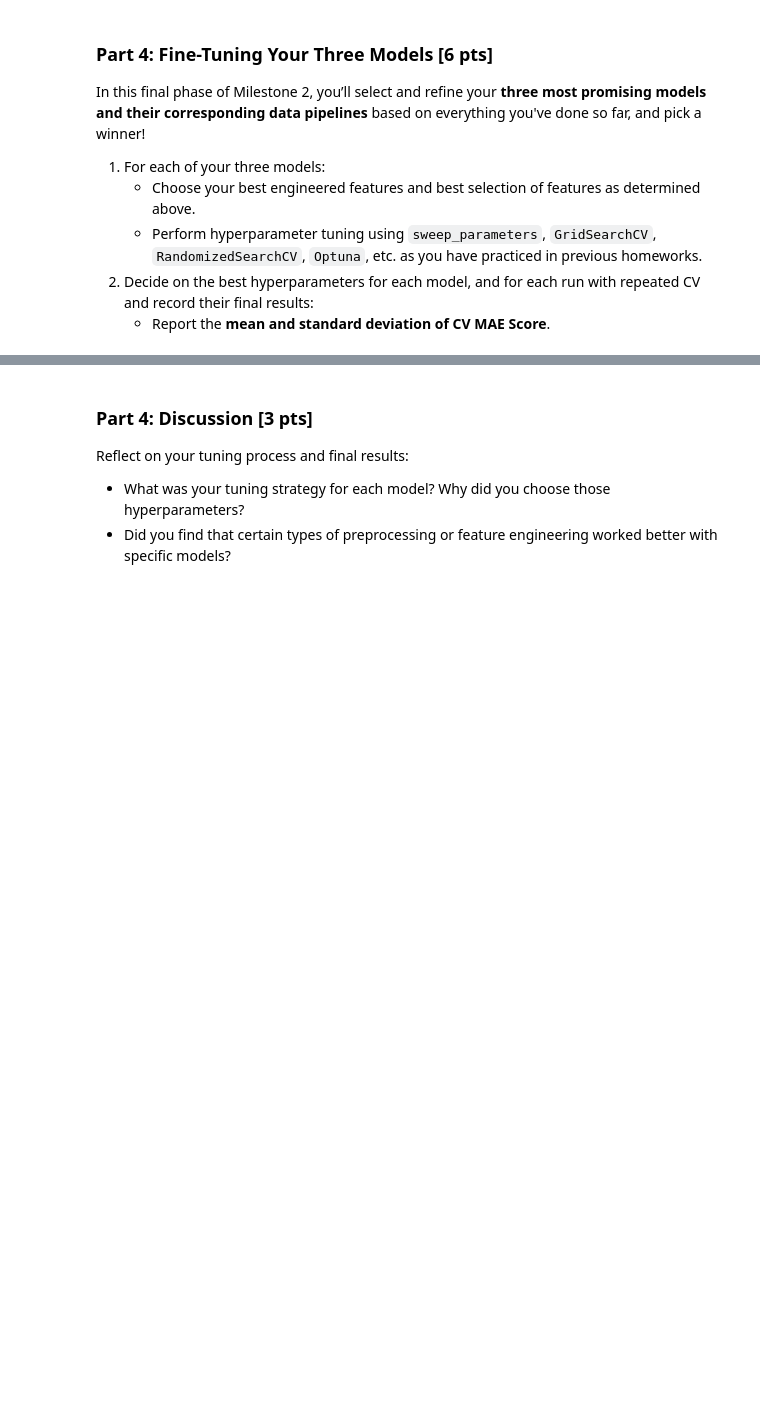
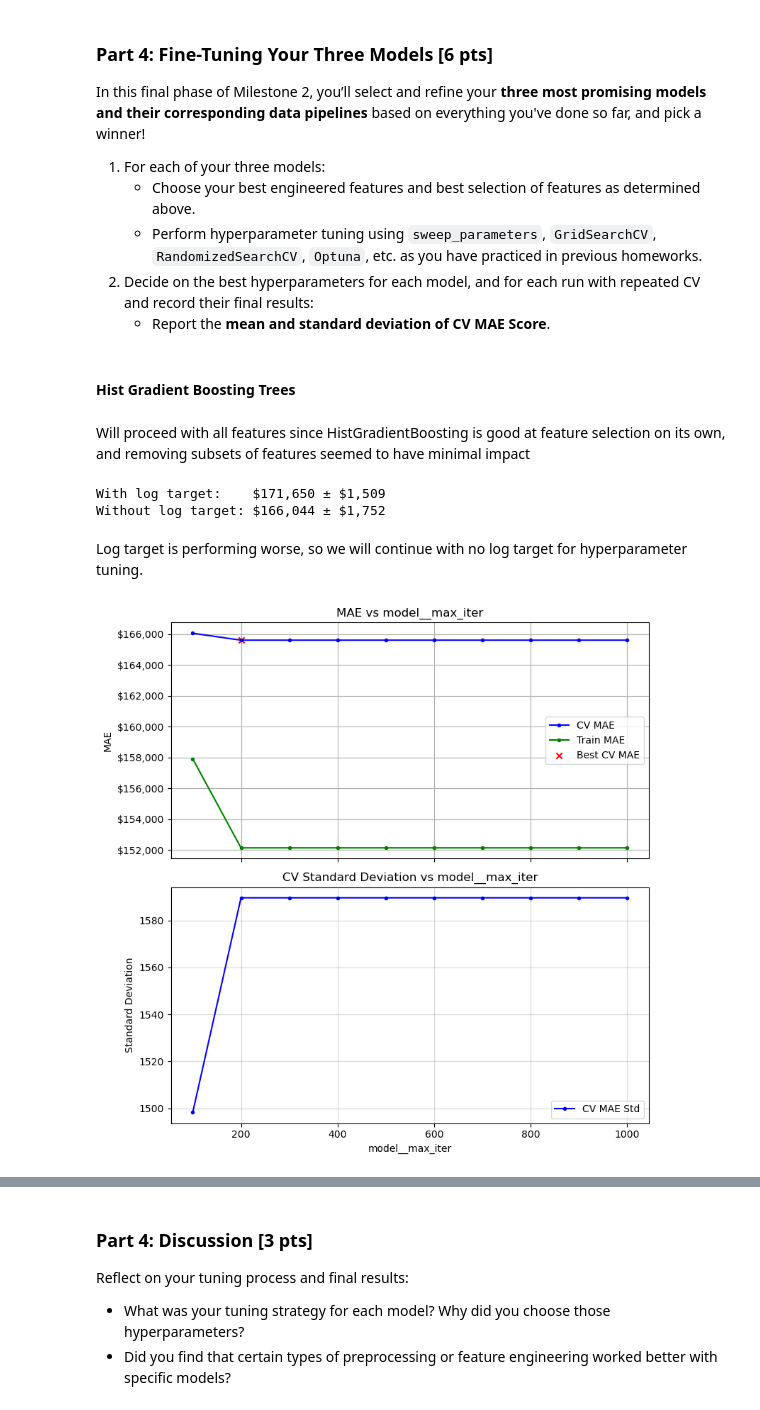
Before and after one commit to nscibelli/zillow, a Jupyter notebook: Milestone_02.ipynb, the cells around one changed output, grey strips where cells are left out. Cells and saved outputs as stored; diff of their text form; code cells hidden in the pictures; blank space fills up the shorter version.

```diff
--- a/Milestone_02.ipynb
+++ b/Milestone_02.ipynb
@@ -358,3 +350,0 @@ Add these features to `X_train` (use your code and/or files from Milestone 1) an
-# %%
-# all houses in dataset are assesed in 2016 so this will calculate the age at assessment
-df['property_age'] = 2016 - df['yearbuilt']
@@ -363,3 +350,0 @@ df['property_age'] = 2016 - df['yearbuilt']
-# %%
-#replacing 0 bedroom properties with 1. a 3000 sqft 2-bed is very different from a 3000 sqft 5-bed
-df['sqft_per_bedroom'] = df['calculatedfinishedsquarefeet'] / df['bedroomcnt'].replace(0, 1)
@@ -368,3 +350,0 @@ df['sqft_per_bedroom'] = df['calculatedfinishedsquarefeet'] / df['bedroomcnt'].r
-# %%
-#this will indicate if a property is dense or has lots of open space
-df['lot_to_living_ratio'] = df['lotsizesquarefeet'] / df['calculatedfinishedsquarefeet']
@@ -441,0 +543,61 @@ In this final phase of Milestone 2, you’ll select and refine your **three most
+# %% [markdown]
+#### Hist Gradient Boosting Trees
+# %% [markdown]
+Will proceed with all features since HistGradientBoosting is good at feature selection on its own, and removing subsets of features seemed to have minimal impact
+# %%
+parameter_list = {}
+parameter_list_List = []
+
+Default_Parameters_GB = {
+    'model__max_iter'         : 100,
+    'model__max_depth'        : None,
+    'model__max_leaf_nodes'   : 31,
+    'model__min_samples_leaf' : 20,
+    'model__max_features'     : 1.0,
+    'model__l2_regularization': 0.0,
+    'model__random_state'     : random_state,
+    'MAE_found'                          : float('inf')
+}
+
+Params_GB = Default_Parameters_GB.copy()
+# %%
+#testing a log transform on target
+from sklearn.compose import TransformedTargetRegressor
+
+pipeline_log = TransformedTargetRegressor(
+    regressor=hist_pipeline,
+    func=np.log1p,
+    inverse_func=np.expm1
+)
+
+log_mae, log_std, _ = run_model(pipeline_log, X_train, y_train, n_repeats=2) #pipeline with log transform on target
+base_mae, base_std, _ = run_model(hist_pipeline ,X_train, y_train, n_repeats=2) #pipeline with no log transform
+print(f"With log target:    ${log_mae:,.0f} ± ${log_std:,.0f}")
+print(f"Without log target: ${base_mae:,.0f} ± ${base_std:,.0f}")
+# %% [output]
+With log target:    $171,650 ± $1,509
+Without log target: $166,044 ± $1,752
+# %% [markdown]
+Log target is performing worse, so we will continue with no log target for hyperparameter tuning.
+# %%
+param = 'max_iter'
+parameter_list[param] = range(100,1001,100)
+
+Params_GB = sweep_parameter(
+                model                   =hist_pipeline,
+                Parameters              =Params_GB,
+                param                   =f"model__{param}",
+                parameter_list          =parameter_list[param],
+                X_train                 =X_train,
+                y_train                 =y_train,
+                verbose                 =True,
+                show_mae                =True,
+                show_std                =True,
+                n_iter_no_change        =None,
+                delta                   =0.001,
+                n_jobs                  =-1,
+                n_repeats               =3
+            )
+print(f"Parameter {param} = {Params_GB[f'model__{param}']} MAE = ${Params_GB['MAE_found']:,.0f}")
+# %% [output]
+[figure, added]
```
Also changed, not shown: parts of 43 cells of this notebook, 1 other file.
